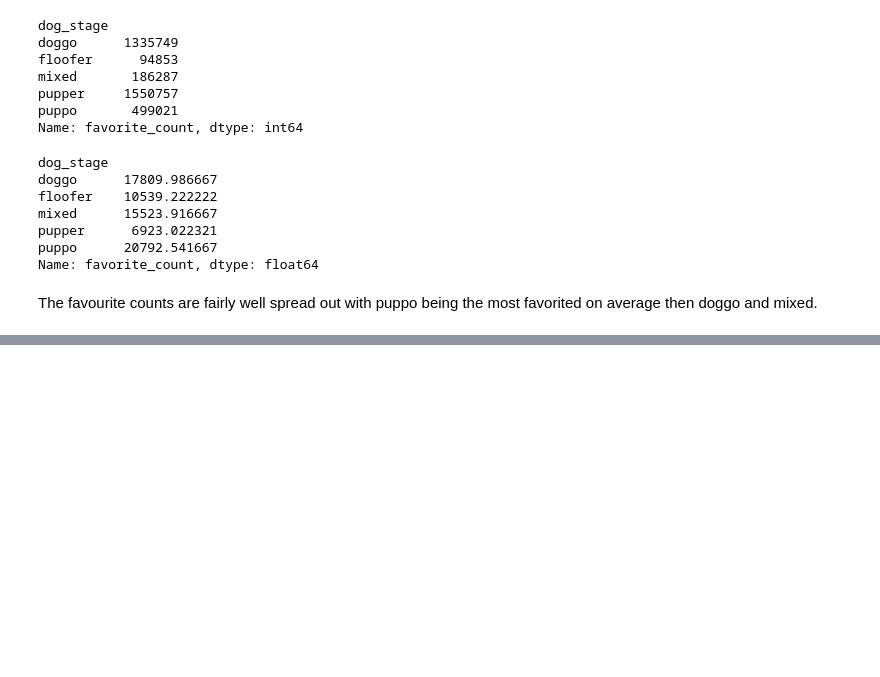
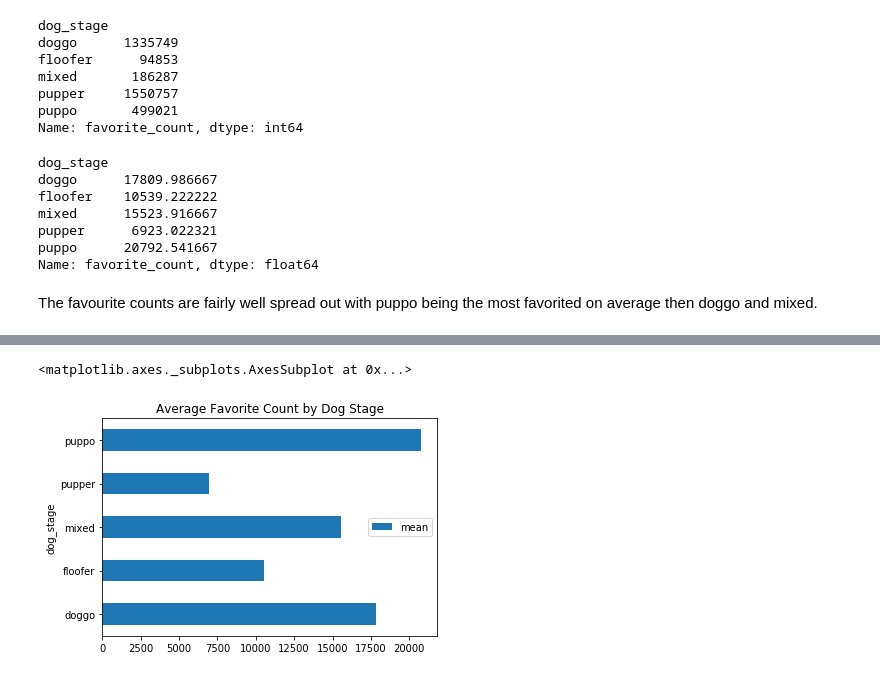
Before and after one commit to Jeffro80/DAND_Wrangle_Data, a Jupyter notebook: wrangle_act.ipynb, the cells around one changed output, grey strips where cells are left out. Drawn from its saved outputs; the diff is of its cells as text; code cells hidden in the pictures; blank space fills up the shorter version.

```diff
--- a/wrangle_act.ipynb
+++ b/wrangle_act.ipynb
@@ -1064,0 +1073,6 @@ The favourite counts are fairly well spread out with puppo being the most favori
+# %%
+known_dog_stage.groupby('dog_stage')['favorite_count'].aggregate([np.mean]).plot(
+    kind='barh',title='Average Favorite Count by Dog Stage')
+# %% [output]
+<matplotlib.axes._subplots.AxesSubplot at 0x...>
+[figure, added]
```
Also changed, not shown: parts of 7 cells of this notebook.
